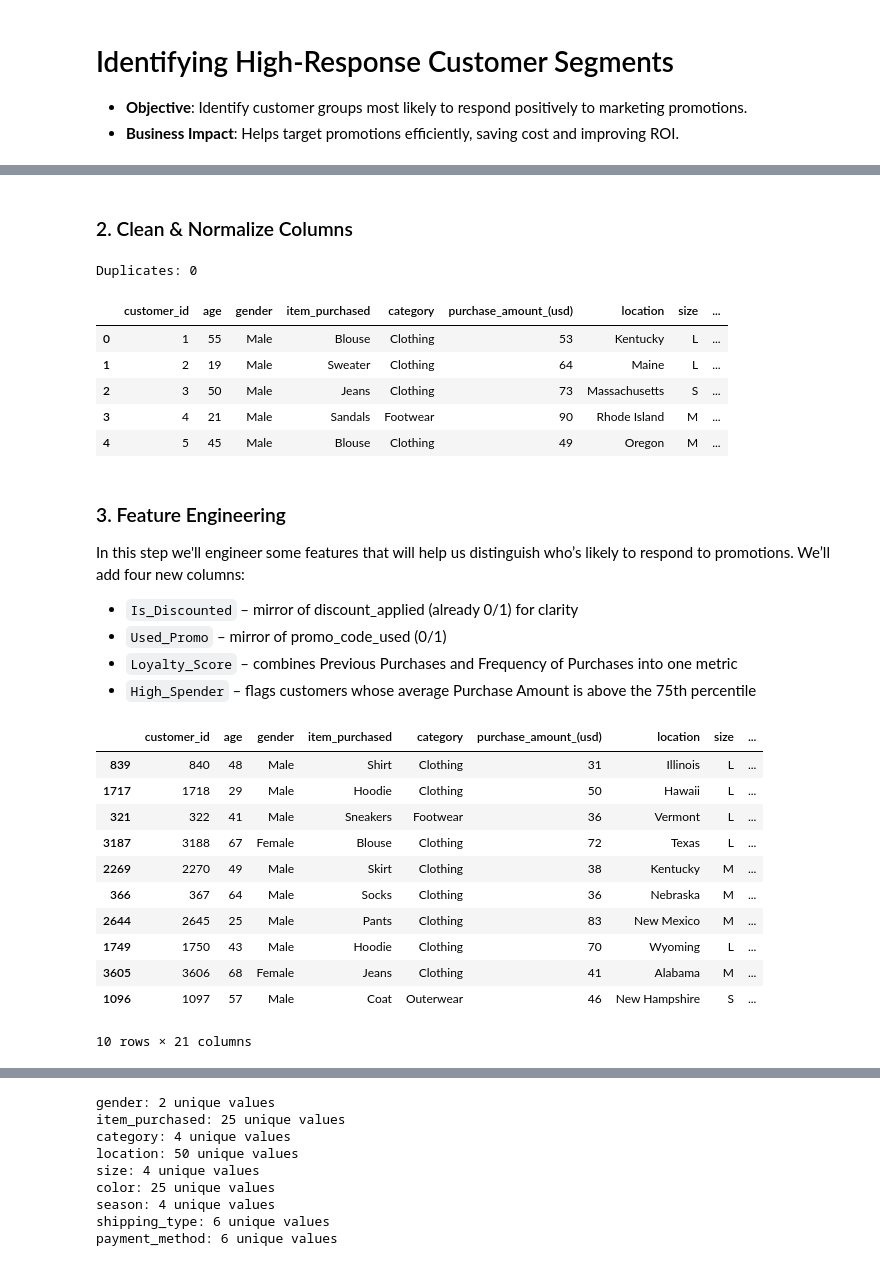
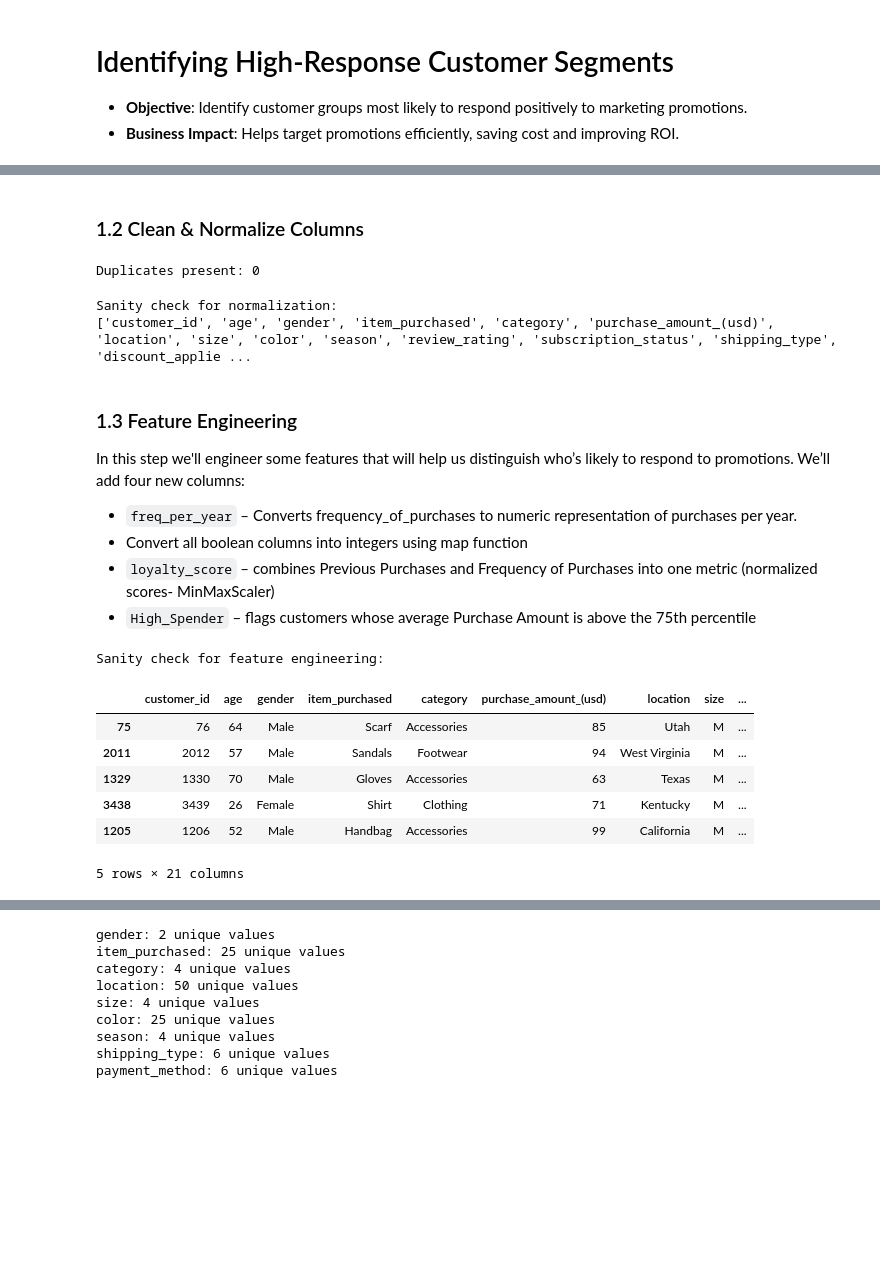
Before and after one commit to mandele1999/marketing-analytics, a Jupyter notebook: index.ipynb, the cells around one changed output, grey strips where cells are left out. Saved outputs shown, nothing was run; the diff lists cells and outputs as text; code cells hidden in the pictures; blank space fills up the shorter version.

```diff
--- a/index.ipynb
+++ b/index.ipynb
@@ -79,7 +88,7 @@ df.describe(include='all')
 | 75% | 2925.250000 | 57.000000 | NaN | NaN | NaN | 81.000000 | NaN | NaN | ... |
 | max | 3900.000000 | 70.000000 | NaN | NaN | NaN | 100.000000 | NaN | NaN | ... |
 # %% [markdown]
-### 2. Clean & Normalize Columns
+### 1.2 Clean & Normalize Columns
 # %%
 # Standardize text columns and replace spaces with underscores
 def standardize_text_columns(df):
@@ -89,26 +98,24 @@ def standardize_text_columns(df):
 df = standardize_text_columns(df)
 
 # Number of duplicate rows
-print("Duplicates:", df.duplicated().sum())
+print("Duplicates present:", df.duplicated().sum())
 # %% [output]
-Duplicates: 0
+Duplicates present: 0
 # %%
-df.head()
+# Sanity check for normalization
+print("Sanity check for normalization:")
+print(df.columns.to_list())
 # %% [output]
-|  | customer_id | age | gender | item_purchased | category | purchase_amount_(usd) | location | size | ... |
-| 0 | 1 | 55 | Male | Blouse | Clothing | 53 | Kentucky | L | ... |
-| 1 | 2 | 19 | Male | Sweater | Clothing | 64 | Maine | L | ... |
-| 2 | 3 | 50 | Male | Jeans | Clothing | 73 | Massachusetts | S | ... |
-| 3 | 4 | 21 | Male | Sandals | Footwear | 90 | Rhode Island | M | ... |
-| 4 | 5 | 45 | Male | Blouse | Clothing | 49 | Oregon | M | ... |
+Sanity check for normalization:
+['customer_id', 'age', 'gender', 'item_purchased', 'category', 'purchase_amount_(usd)', 'location', 'size', 'color', 'season', 'review_rating', 'subscription_status', 'shipping_type', 'discount_applie ...
 # %% [markdown]
-### 3. Feature Engineering
+### 1.3 Feature Engineering
 
 In this step we'll engineer some features that will help us distinguish who’s likely to respond to promotions. We’ll add four new columns:
 
-- `Is_Discounted` – mirror of discount_applied (already 0/1) for clarity
-- `Used_Promo` – mirror of promo_code_used (0/1)
-- `Loyalty_Score` – combines Previous Purchases and Frequency of Purchases into one metric
+- `freq_per_year` – Converts frequency_of_purchases to numeric representation of purchases per year.
+- Convert all boolean columns into integers using map function
+- `loyalty_score` – combines Previous Purchases and Frequency of Purchases into one metric (normalized scores- MinMaxScaler)
 - `High_Spender` – flags customers whose average Purchase Amount is above the 75th percentile
 # %%
 # Convert boolean columns to integers
@@ -146,18 +153,16 @@ df['high_spender'] = (df['purchase_amount_(usd)'] > threshold).astype(int)
 # 5) Clean up intermediate columns
 df.drop(columns=['prev_norm','freq_norm'], inplace=True)
 # %%
-df.sample(10, random_state=42)
+# Sanity check for feature engineering
+print("Sanity check for feature engineering:")
+df.sample(5)
 # %% [output]
+Sanity check for feature engineering:
 |  | customer_id | age | gender | item_purchased | category | purchase_amount_(usd) | location | size | ... |
-| 839 | 840 | 48 | Male | Shirt | Clothing | 31 | Illinois | L | ... |
-| 1717 | 1718 | 29 | Male | Hoodie | Clothing | 50 | Hawaii | L | ... |
-| 321 | 322 | 41 | Male | Sneakers | Footwear | 36 | Vermont | L | ... |
-| 3187 | 3188 | 67 | Female | Blouse | Clothing | 72 | Texas | L | ... |
-| 2269 | 2270 | 49 | Male | Skirt | Clothing | 38 | Kentucky | M | ... |
-| 366 | 367 | 64 | Male | Socks | Clothing | 36 | Nebraska | M | ... |
-| 2644 | 2645 | 25 | Male | Pants | Clothing | 83 | New Mexico | M | ... |
-| 1749 | 1750 | 43 | Male | Hoodie | Clothing | 70 | Wyoming | L | ... |
-| 3605 | 3606 | 68 | Female | Jeans | Clothing | 41 | Alabama | M | ... |
-| 1096 | 1097 | 57 | Male | Coat | Outerwear | 46 | New Hampshire | S | ... |
+| 75 | 76 | 64 | Male | Scarf | Accessories | 85 | Utah | M | ... |
+| 2011 | 2012 | 57 | Male | Sandals | Footwear | 94 | West Virginia | M | ... |
+| 1329 | 1330 | 70 | Male | Gloves | Accessories | 63 | Texas | M | ... |
+| 3438 | 3439 | 26 | Female | Shirt | Clothing | 71 | Kentucky | M | ... |
+| 1205 | 1206 | 52 | Male | Handbag | Accessories | 99 | California | M | ... |
-10 rows × 21 columns
+5 rows × 21 columns
 # %%
```
Also changed, not shown: parts of 25 cells of this notebook.
